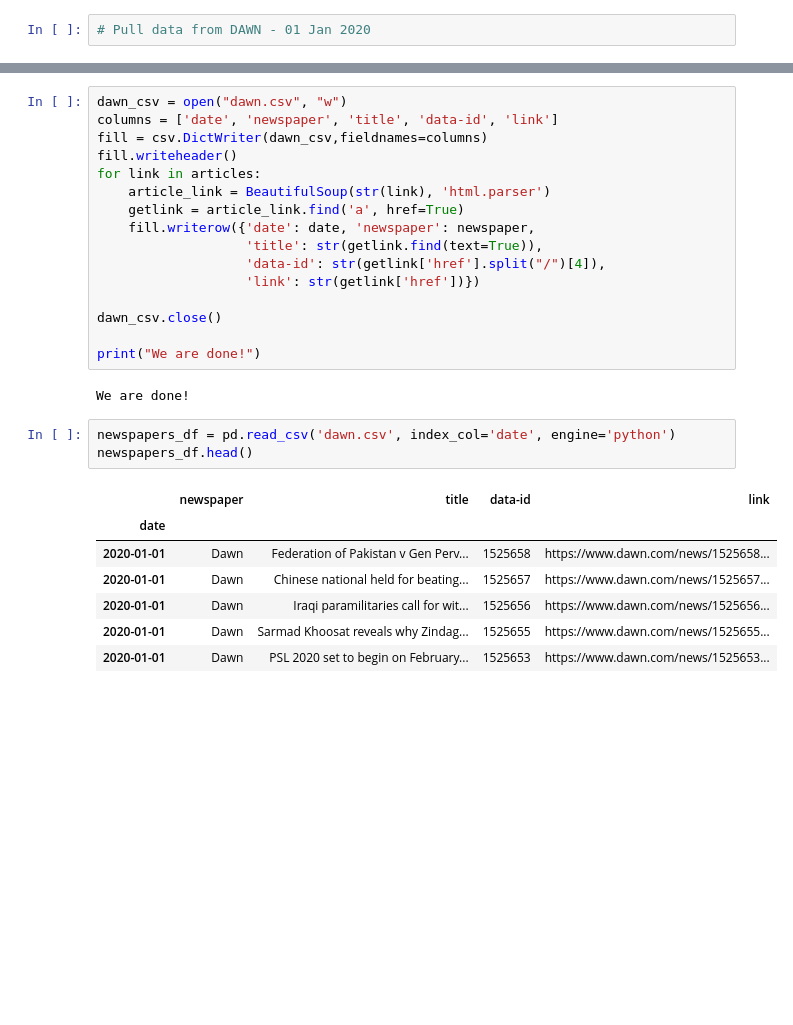
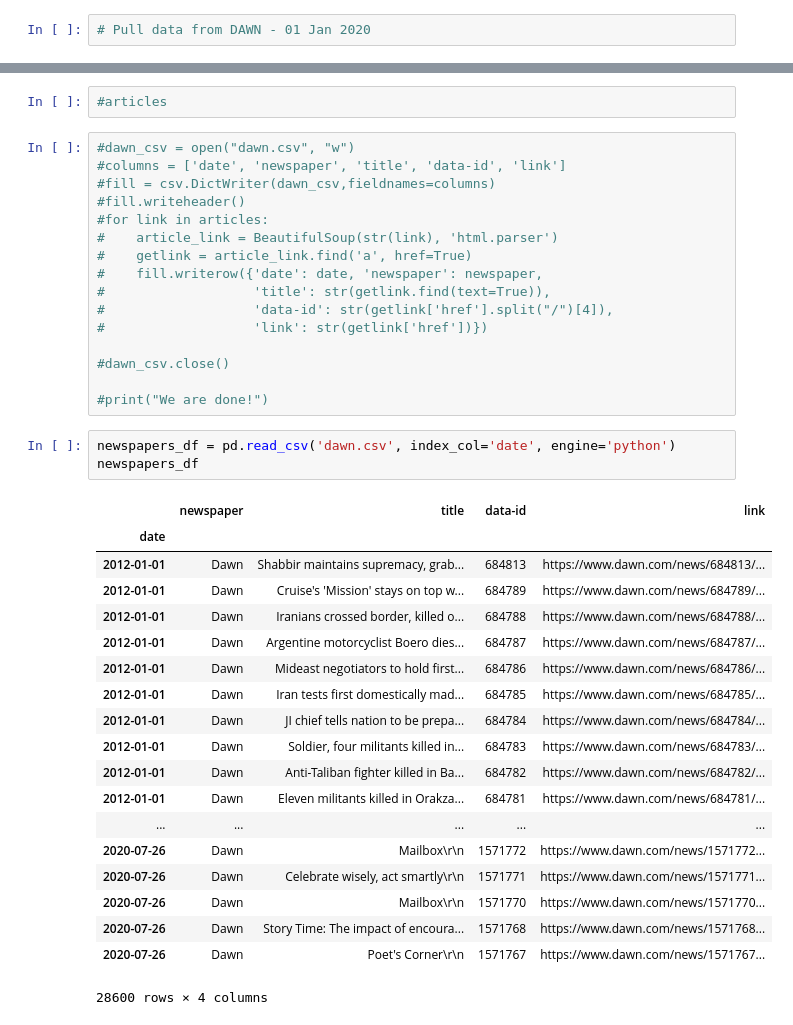
Before and after one commit to naeemtal/SAnews, a Jupyter notebook: news_pull.ipynb, the cells around one changed output, grey strips where cells are left out. Drawn from its saved outputs; the diff is of its cells as text; blank space fills up the shorter version.

```diff
--- a/news_pull.ipynb
+++ b/news_pull.ipynb
@@ -17,30 +54,42 @@ articles = soup.find_all("h2", {'data-layout': 'story'})
+# %%
+#articles
 # %%
-dawn_csv = open("dawn.csv", "w")
-columns = ['date', 'newspaper', 'title', 'data-id', 'link']
-fill = csv.DictWriter(dawn_csv,fieldnames=columns)
-fill.writeheader()
-for link in articles:
-    article_link = BeautifulSoup(str(link), 'html.parser')
-    getlink = article_link.find('a', href=True)
-    fill.writerow({'date': date, 'newspaper': newspaper,
-                   'title': str(getlink.find(text=True)),
-                   'data-id': str(getlink['href'].split("/")[4]),
-                   'link': str(getlink['href'])})
+#dawn_csv = open("dawn.csv", "w")
+#columns = ['date', 'newspaper', 'title', 'data-id', 'link']
+#fill = csv.DictWriter(dawn_csv,fieldnames=columns)
+#fill.writeheader()
+#for link in articles:
+#    article_link = BeautifulSoup(str(link), 'html.parser')
+#    getlink = article_link.find('a', href=True)
+#    fill.writerow({'date': date, 'newspaper': newspaper,
+#                   'title': str(getlink.find(text=True)),
+#                   'data-id': str(getlink['href'].split("/")[4]),
+#                   'link': str(getlink['href'])})
 
-dawn_csv.close()
+#dawn_csv.close()
 
-print("We are done!")
+#print("We are done!")
-# %% [output]
-We are done!
 # %%
 newspapers_df = pd.read_csv('dawn.csv', index_col='date', engine='python')
-newspapers_df.head()
+newspapers_df
 # %% [output]
 |  | newspaper | title | data-id | link |
 | date |  |  |  |  |
-| 2020-01-01 | Dawn | Federation of Pakistan v Gen Perv... | 1525658 | https://www.dawn.com/news/1525658... |
-| 2020-01-01 | Dawn | Chinese national held for beating... | 1525657 | https://www.dawn.com/news/1525657... |
-| 2020-01-01 | Dawn | Iraqi paramilitaries call for wit... | 1525656 | https://www.dawn.com/news/1525656... |
-| 2020-01-01 | Dawn | Sarmad Khoosat reveals why Zindag... | 1525655 | https://www.dawn.com/news/1525655... |
-| 2020-01-01 | Dawn | PSL 2020 set to begin on February... | 1525653 | https://www.dawn.com/news/1525653... |
+| 2012-01-01 | Dawn | Shabbir maintains supremacy, grab... | 684813 | https://www.dawn.com/news/684813/... |
+| 2012-01-01 | Dawn | Cruise's 'Mission' stays on top w... | 684789 | https://www.dawn.com/news/684789/... |
+| 2012-01-01 | Dawn | Iranians crossed border, killed o... | 684788 | https://www.dawn.com/news/684788/... |
+| 2012-01-01 | Dawn | Argentine motorcyclist Boero dies... | 684787 | https://www.dawn.com/news/684787/... |
+| 2012-01-01 | Dawn | Mideast negotiators to hold first... | 684786 | https://www.dawn.com/news/684786/... |
+| 2012-01-01 | Dawn | Iran tests first domestically mad... | 684785 | https://www.dawn.com/news/684785/... |
+| 2012-01-01 | Dawn | JI chief tells nation to be prepa... | 684784 | https://www.dawn.com/news/684784/... |
+| 2012-01-01 | Dawn | Soldier, four militants killed in... | 684783 | https://www.dawn.com/news/684783/... |
+| 2012-01-01 | Dawn | Anti-Taliban fighter killed in Ba... | 684782 | https://www.dawn.com/news/684782/... |
+| 2012-01-01 | Dawn | Eleven militants killed in Orakza... | 684781 | https://www.dawn.com/news/684781/... |
+| ... | ... | ... | ... | ... |
+| 2020-07-26 | Dawn | Mailbox\r\n | 1571772 | https://www.dawn.com/news/1571772... |
+| 2020-07-26 | Dawn | Celebrate wisely, act smartly\r\n | 1571771 | https://www.dawn.com/news/1571771... |
+| 2020-07-26 | Dawn | Mailbox\r\n | 1571770 | https://www.dawn.com/news/1571770... |
+| 2020-07-26 | Dawn | Story Time: The impact of encoura... | 1571768 | https://www.dawn.com/news/1571768... |
+| 2020-07-26 | Dawn | Poet's Corner\r\n | 1571767 | https://www.dawn.com/news/1571767... |
+28600 rows × 4 columns
 # %% [markdown]
```
Also changed, not shown: parts of 7 cells of this notebook.
